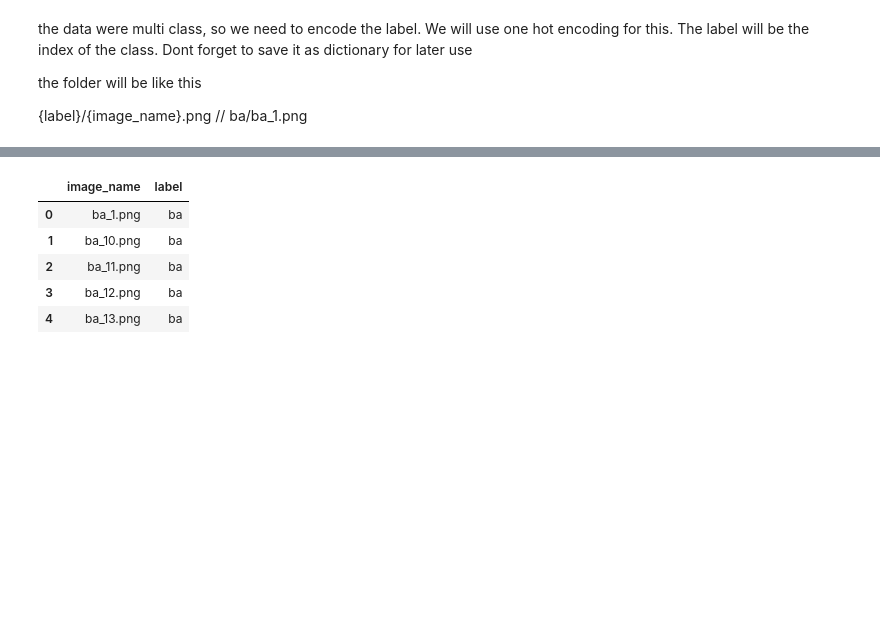
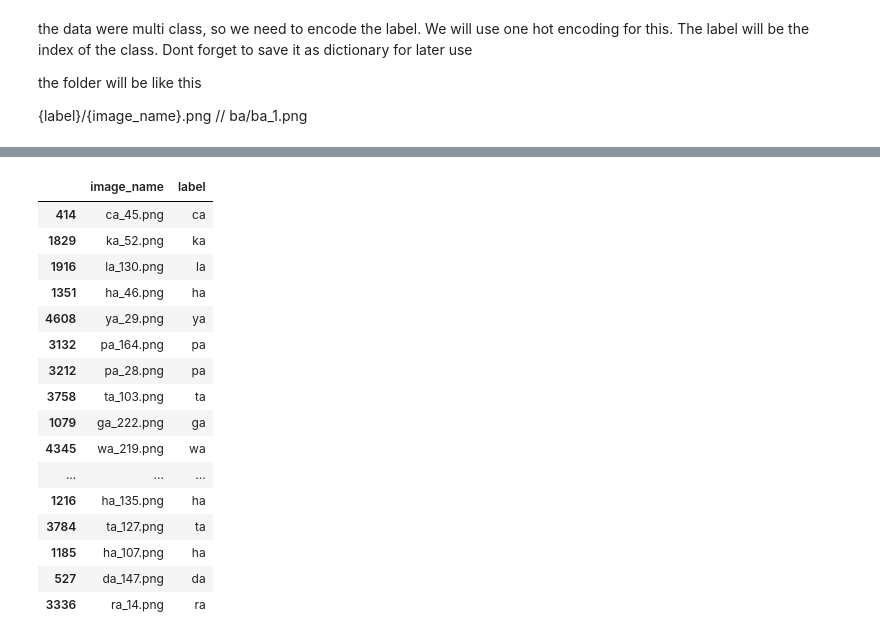
Before and after one commit to elskow/hanacaraka-classifier, a Jupyter notebook: prototype/proto-data-pipeline.ipynb, the cells around one changed output, grey strips where cells are left out. Saved outputs shown, nothing was run; the diff lists cells and outputs as text; code cells hidden in the pictures; blank space fills up the shorter version.

```diff
--- a/prototype/proto-data-pipeline.ipynb
+++ b/prototype/proto-data-pipeline.ipynb
@@ -214,14 +215,25 @@ import pandas as pd
 
 df = pd.DataFrame({'image_name': image_names, 'label': labels})
 # %%
-df.head()
+df.sample(20)
 # %% [output]
 |  | image_name | label |
-| 0 | ba_1.png | ba |
-| 1 | ba_10.png | ba |
-| 2 | ba_11.png | ba |
-| 3 | ba_12.png | ba |
-| 4 | ba_13.png | ba |
+| 414 | ca_45.png | ca |
+| 1829 | ka_52.png | ka |
+| 1916 | la_130.png | la |
+| 1351 | ha_46.png | ha |
+| 4608 | ya_29.png | ya |
+| 3132 | pa_164.png | pa |
+| 3212 | pa_28.png | pa |
+| 3758 | ta_103.png | ta |
+| 1079 | ga_222.png | ga |
+| 4345 | wa_219.png | wa |
+| ... | ... | ... |
+| 1216 | ha_135.png | ha |
+| 3784 | ta_127.png | ta |
+| 1185 | ha_107.png | ha |
+| 527 | da_147.png | da |
+| 3336 | ra_14.png | ra |
 # %%
 X_train, x_val, y_train, y_val = train_test_split(
     df['image_name'], df['label'],
```
Also changed, not shown: parts of 16 cells of this notebook.
